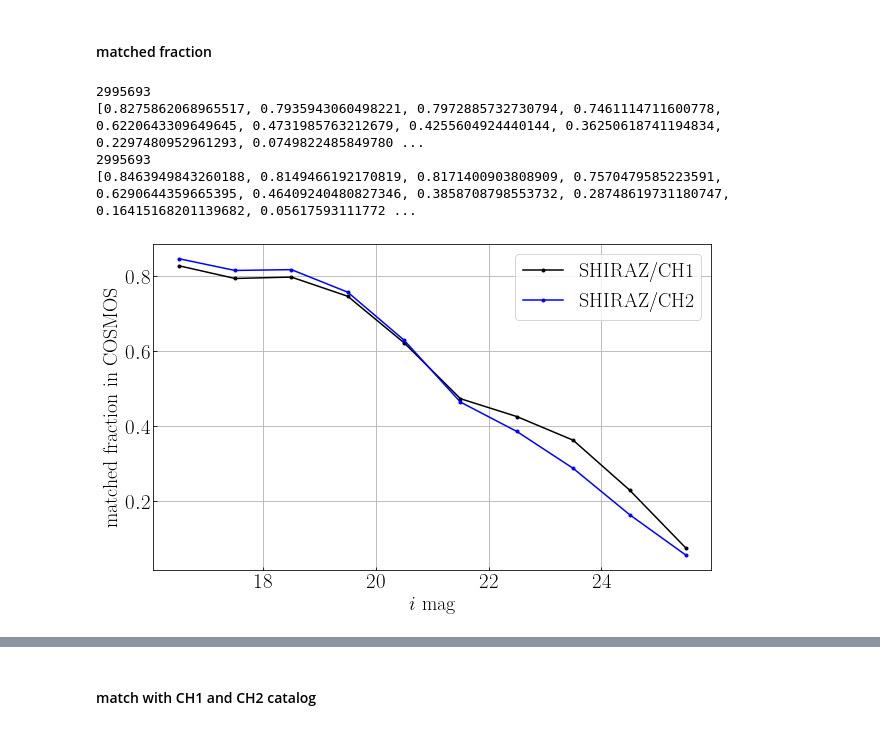
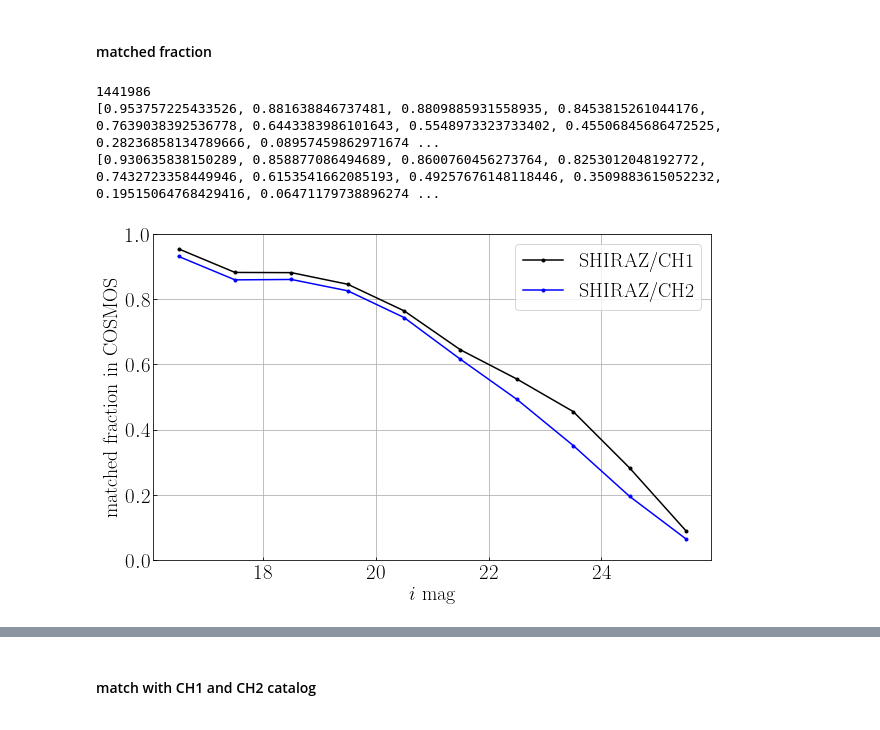
Before and after one commit to LejayChen/massive_gals, a Jupyter notebook: pcat_shiraz_cosmos2020.ipynb, the cells around one changed output, grey strips where cells are left out. Drawn from its saved outputs; the diff is of its cells as text; code cells hidden in the pictures.

```diff
--- a/pcat_shiraz_cosmos2020.ipynb
+++ b/pcat_shiraz_cosmos2020.ipynb
@@ -66,6 +66,8 @@ for band in ['CH1','CH2']:
         cat.write('/Volumes/LejaySSD/SHIRAZ_catalogs/trimmed_cats/'+cat_name+'_'+band+'_trim.fits',overwrite=True)
 # %% [markdown]
 ####  CH1 CH2 snr
+# %%
+cat_ch1 = Table.read('/Users/lejay/Desktop/SHIRAZ_catalogs/COSMOS_scosmos_ext_CH1_newfluxes_errmod.cat',format='ascii')
 # %%
 mag = cat_ch1['MAG_AUTO']
 magerr = cat_ch1['MAGERR_AUTO']
@@ -117,30 +126,41 @@ plt.ylim([0,1000])
 # %%
 fig, axs = plt.subplots(1, 1, figsize = (10,6),sharex=True, sharey=True)
 colors = ['k','b']
 
-cat = Table.read('/Users/lejay/phosphorus_catalogs/p_cats_published/COSMOS_deep_pcat_published_mags_gals_CH1_CH2.fits')
-for i in [0,1]:
-    # cat = cat[cat[]>-90]
-    print(len(cat))
+cat = Table.read('/Users/lejay/phosphorus_catalogs/p_cats_published/COSMOS_deep_pcat_published_inside_irac_added.fits')
+cat = cat[cat['inside_u'] == True]
+cat = cat[cat['inside_hsc'] == True]
+cat = cat[cat['inside_irac'] == 0]
+cat = cat[cat['isStar']==False]
+cat = cat[cat['isCompact']==False]
+cat = cat[cat['snr_i']>3]
+cat = cat[cat['snr_r']>1.5]
+cat = cat[cat['snr_z']>1.5]
+cat = cat[abs(cat['i']-13)<13]
+cat = cat[cat['cmodel_fail_flag']<2]
+cat = cat[cat['ZPHOT']<6]
+cat = cat[cat['ZPHOT']>0]
+print(len(cat))
 
+for i in [1,2]: # CH1 or Ch2
     matched_frac = []
     for mag in np.linspace(16,25,10):
         cat_magbin = cat[cat['i']>mag]
         cat_magbin = cat_magbin[cat_magbin['i']<mag+1]
 
-        cat_matched = cat_magbin[cat_magbin['MAG_AUTO_CH'+str(i+1)]>0]
+        cat_matched = cat_magbin[~np.isnan(cat_magbin['MAG_AUTO_CH'+str(i)])]
         matched_frac.append(len(cat_matched)/len(cat_magbin))
 
-    plt.plot(np.linspace(16,25,10)+0.5,matched_frac,'.-'+colors[i],label='SHIRAZ/CH'+str(i+1))
+    plt.plot(np.linspace(16,25,10)+0.5,matched_frac,'.-'+colors[i-1],label='SHIRAZ/CH'+str(i))
     print(matched_frac)
 
 plt.xlabel('$i$ mag',fontsize=20)
 plt.ylabel('matched fraction in COSMOS',fontsize=20)
+plt.ylim([0,1])
 plt.legend(fontsize=20)
 plt.grid()
 # %% [output]
-2995693
-[0.8275862068965517, 0.7935943060498221, 0.7972885732730794, 0.7461114711600778, 0.6220643309649645, 0.4731985763212679, 0.4255604924440144, 0.36250618741194834, 0.2297480952961293, 0.0749822485849780 ...
-2995693
-[0.8463949843260188, 0.8149466192170819, 0.8171400903808909, 0.7570479585223591, 0.6290644359665395, 0.46409240480827346, 0.3858708798553732, 0.28748619731180747, 0.16415168201139682, 0.05617593111772 ...
+1441986
+[0.953757225433526, 0.881638846737481, 0.8809885931558935, 0.8453815261044176, 0.7639038392536778, 0.6443383986101643, 0.5548973323733402, 0.45506845686472525, 0.28236858134789666, 0.08957459862971674 ...
+[0.930635838150289, 0.858877086494689, 0.8600760456273764, 0.8253012048192772, 0.7432723358449946, 0.6153541662085193, 0.49257676148118446, 0.3509883615052232, 0.19515064768429416, 0.06471179738896274 ...
-[figure, old version]
+[figure, new version]
```
Also changed, not shown: parts of 5 cells of this notebook, 4 other files.
